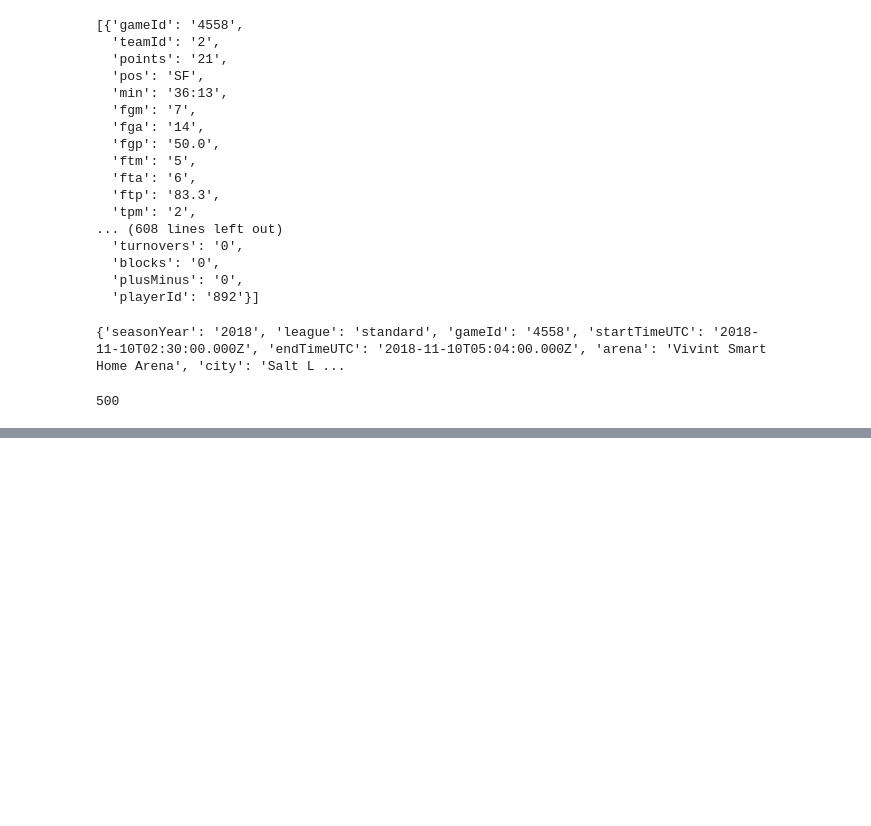
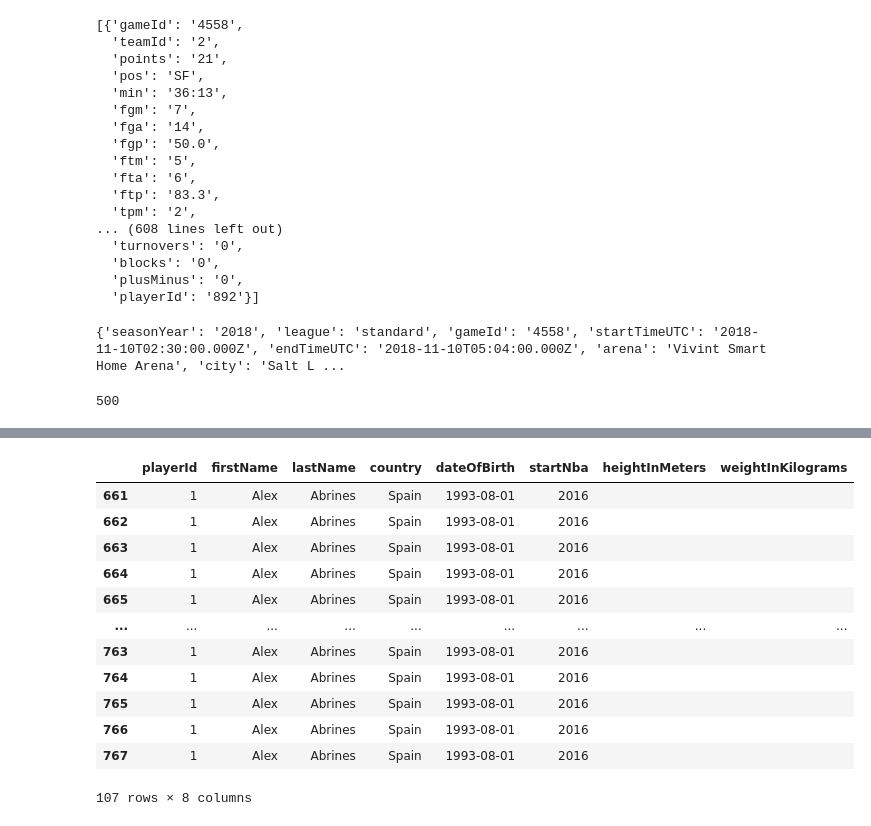
Before and after one commit to justinthe/NBA_API, a Jupyter notebook: code/suckdata.ipynb, the cells around one changed output, grey strips where cells are left out. Cells and saved outputs as stored; diff of their text form; code cells hidden in the pictures; blank space fills up the shorter version.

```diff
--- a/code/suckdata.ipynb
+++ b/code/suckdata.ipynb
@@ -190,0 +241,3 @@ for data in gdata:
+# %%
+with open('../datasets/playerinfo.json') as json_file:
+    player_data = json.load(json_file)
@@ -190,0 +309,16 @@ for data in gdata:
+# %%
+df[df['playerId'] == "1"]
+# %% [output]
+|  | playerId | firstName | lastName | country | dateOfBirth | startNba | heightInMeters | weightInKilograms |
+| 661 | 1 | Alex | Abrines | Spain | 1993-08-01 | 2016 |  |  |
+| 662 | 1 | Alex | Abrines | Spain | 1993-08-01 | 2016 |  |  |
+| 663 | 1 | Alex | Abrines | Spain | 1993-08-01 | 2016 |  |  |
+| 664 | 1 | Alex | Abrines | Spain | 1993-08-01 | 2016 |  |  |
+| 665 | 1 | Alex | Abrines | Spain | 1993-08-01 | 2016 |  |  |
+| ... | ... | ... | ... | ... | ... | ... | ... | ... |
+| 763 | 1 | Alex | Abrines | Spain | 1993-08-01 | 2016 |  |  |
+| 764 | 1 | Alex | Abrines | Spain | 1993-08-01 | 2016 |  |  |
+| 765 | 1 | Alex | Abrines | Spain | 1993-08-01 | 2016 |  |  |
+| 766 | 1 | Alex | Abrines | Spain | 1993-08-01 | 2016 |  |  |
+| 767 | 1 | Alex | Abrines | Spain | 1993-08-01 | 2016 |  |  |
+107 rows × 8 columns
```
Also changed, not shown: parts of 22 cells of this notebook, 2 other files.
